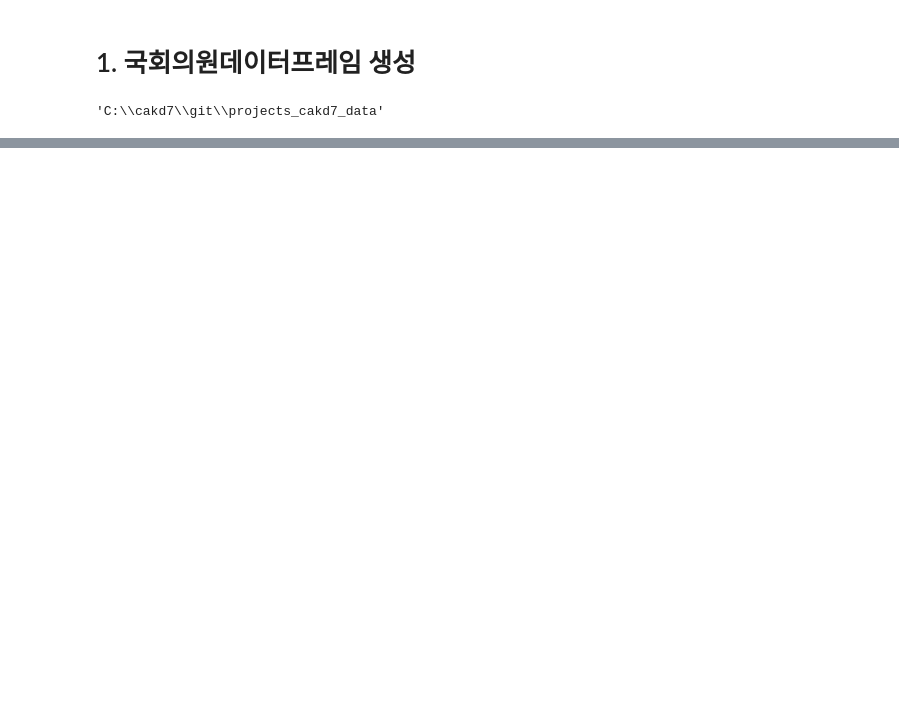
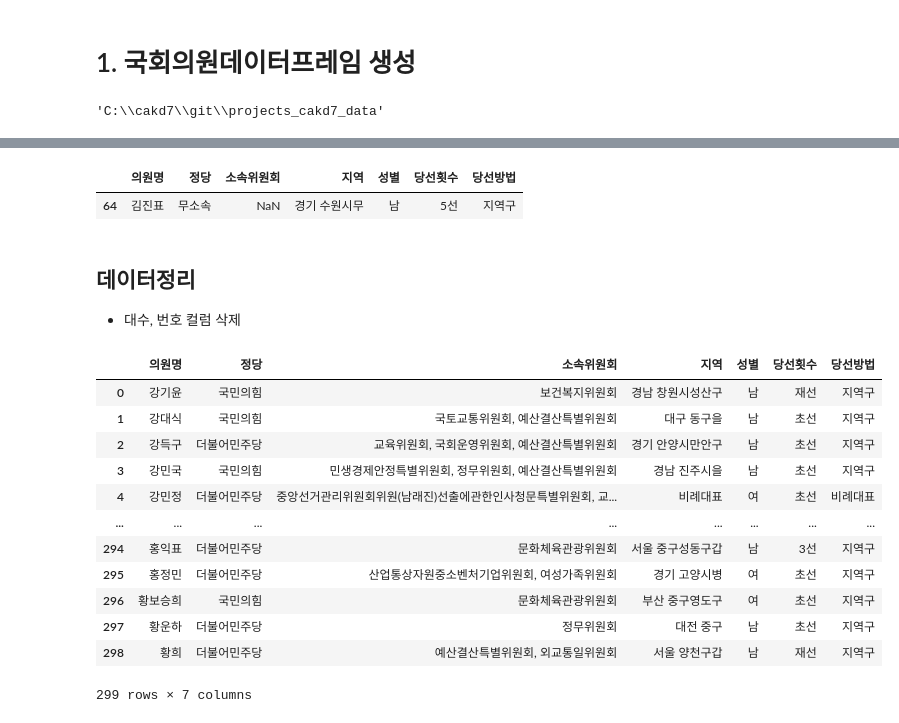
Before and after one commit to veryberry030/projects_cakd7_data, a Jupyter notebook: 위원회별 국회의원 데이터프레임.ipynb, the cells around one changed output, grey strips where cells are left out. Drawn from its saved outputs; the diff is of its cells as text; code cells hidden in the pictures; blank space fills up the shorter version.

```diff
--- a/위원회별 국회의원 데이터프레임.ipynb
+++ b/위원회별 국회의원 데이터프레임.ipynb
@@ -16,0 +52,3 @@ FileNotFoundError: [Errno 2] No such file or directory: '의원검색.xlsl'
+# %%
+person_df.replace('null', np.nan, inplace = True)
+person_df.isnull().sum()
@@ -16,0 +64,25 @@ FileNotFoundError: [Errno 2] No such file or directory: '의원검색.xlsl'
+# %%
+person_df[person_df['소속위원회'].isnull()] #일단 보류
+# %% [output]
+|  | 의원명 | 정당 | 소속위원회 | 지역 | 성별 | 당선횟수 | 당선방법 |
+| 64 | 김진표 | 무소속 | NaN | 경기 수원시무 | 남 | 5선 | 지역구 |
+# %% [markdown]
+## 데이터정리
+- 대수, 번호 컬럼 삭제
+# %%
+person_df = person_df.drop(['번호', '대수'], axis = 1)
+person_df
+# %% [output]
+|  | 의원명 | 정당 | 소속위원회 | 지역 | 성별 | 당선횟수 | 당선방법 |
+| 0 | 강기윤 | 국민의힘 | 보건복지위원회 | 경남 창원시성산구 | 남 | 재선 | 지역구 |
+| 1 | 강대식 | 국민의힘 | 국토교통위원회, 예산결산특별위원회 | 대구 동구을 | 남 | 초선 | 지역구 |
+| 2 | 강득구 | 더불어민주당 | 교육위원회, 국회운영위원회, 예산결산특별위원회 | 경기 안양시만안구 | 남 | 초선 | 지역구 |
+| 3 | 강민국 | 국민의힘 | 민생경제안정특별위원회, 정무위원회, 예산결산특별위원회 | 경남 진주시을 | 남 | 초선 | 지역구 |
+| 4 | 강민정 | 더불어민주당 | 중앙선거관리위원회위원(남래진)선출에관한인사청문특별위원회, 교... | 비례대표 | 여 | 초선 | 비례대표 |
+| ... | ... | ... | ... | ... | ... | ... | ... |
+| 294 | 홍익표 | 더불어민주당 | 문화체육관광위원회 | 서울 중구성동구갑 | 남 | 3선 | 지역구 |
+| 295 | 홍정민 | 더불어민주당 | 산업통상자원중소벤처기업위원회, 여성가족위원회 | 경기 고양시병 | 여 | 초선 | 지역구 |
+| 296 | 황보승희 | 국민의힘 | 문화체육관광위원회 | 부산 중구영도구 | 여 | 초선 | 지역구 |
+| 297 | 황운하 | 더불어민주당 | 정무위원회 | 대전 중구 | 남 | 초선 | 지역구 |
+| 298 | 황희 | 더불어민주당 | 예산결산특별위원회, 외교통일위원회 | 서울 양천구갑 | 남 | 재선 | 지역구 |
+299 rows × 7 columns
```
Also changed, not shown: parts of 24 cells of this notebook, 1 other file.
